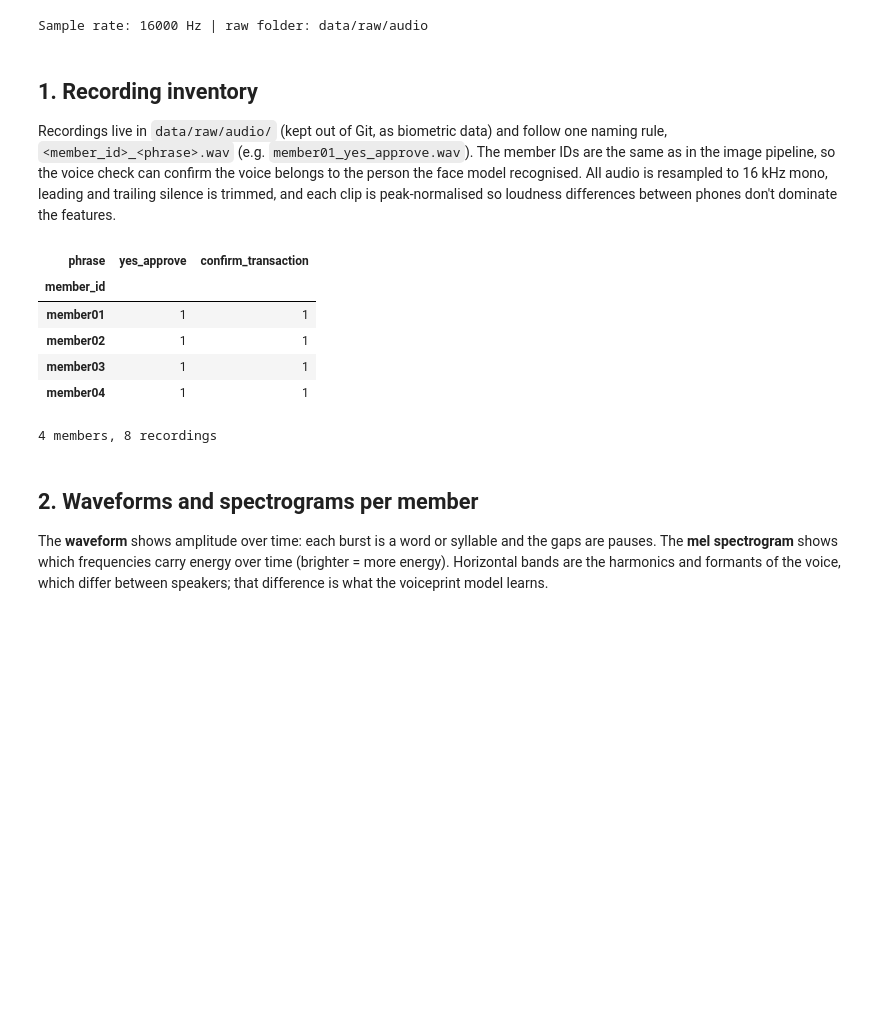
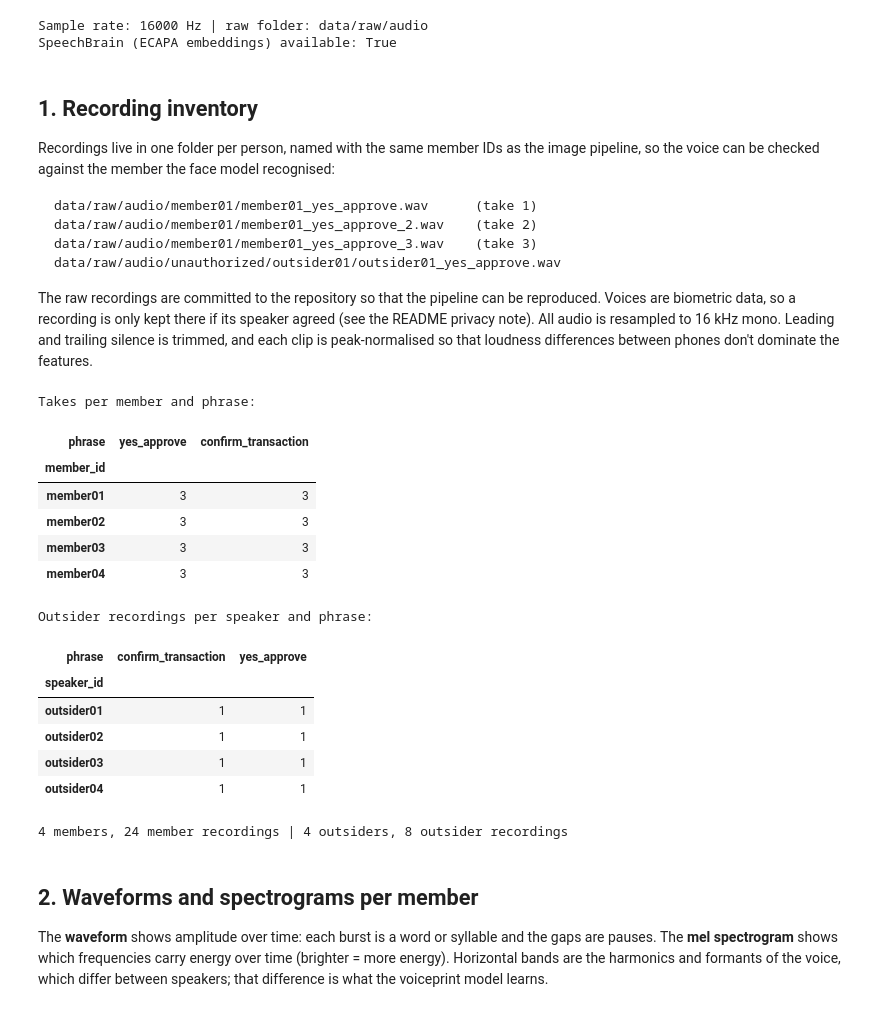
Before and after one commit to Akinloye3264/Formative-2-machine-learning, a Jupyter notebook: notebooks/03_audio_processing.ipynb, the cells around one changed output. Saved outputs shown, nothing was run; the diff lists cells and outputs as text; code cells hidden in the pictures; blank space fills up the shorter version.

Commit message:
Improve voice rejection: per-person audio layout, leakage-free splits, validation-tuned ECAPA verification, FAR/FRR/mismatch report

````diff
--- a/notebooks/03_audio_processing.ipynb
+++ b/notebooks/03_audio_processing.ipynb
@@ -12,43 +16,76 @@ The processing code lives in `src/preprocess_audio.py`, so the voiceprint model
 # %%
-import sys
+import sys, json, warnings
 from pathlib import Path
 
 ROOT = Path.cwd().parent if Path.cwd().name == "notebooks" else Path.cwd()
 sys.path.insert(0, str(ROOT / "src"))
+warnings.filterwarnings("ignore", category=FutureWarning)
+warnings.filterwarnings("ignore", message="IProgress not found")
 
 import numpy as np
 import pandas as pd
 import matplotlib.pyplot as plt
 import librosa
 import librosa.display
-from IPython.display import Audio, display
+from IPython.display import display, Image
 
 import preprocess_audio as ap
+import speaker_embeddings as se
+import voice_verification as vv
+
+# False: read the features, model and metrics produced by the scripts (fast, no test re-run).
+# True: re-run src/preprocess_audio.py and src/train_voice_model.py first (needs SpeechBrain;
+#       overwrites the CSVs, models/voice_model.joblib and the voice metrics).
+REBUILD = False
 
 plt.rcParams["figure.dpi"] = 100
 print("Sample rate:", ap.SR, "Hz | raw folder:", ap.RAW_DIR.relative_to(ROOT))
+print("SpeechBrain (ECAPA embeddings) available:", se.available())
 # %% [output]
 Sample rate: 16000 Hz | raw folder: data/raw/audio
+SpeechBrain (ECAPA embeddings) available: True
 # %% [markdown]
 ## 1. Recording inventory
 
-Recordings live in `data/raw/audio/` (kept out of Git, as biometric data) and follow one naming rule, `<member_id>_<phrase>.wav` (e.g. `member01_yes_approve.wav`). The member IDs are the same as in the image pipeline, so the voice check can confirm the voice belongs to the person the face model recognised. All audio is resampled to 16 kHz mono, leading and trailing silence is trimmed, and each clip is peak-normalised so loudness differences between phones don't dominate the features.
+Recordings live in one folder per person, named with the same member IDs as the image pipeline, so the voice can be checked against the member the face model recognised:
+
+```
+data/raw/audio/member01/member01_yes_approve.wav      (take 1)
+data/raw/audio/member01/member01_yes_approve_2.wav    (take 2)
+data/raw/audio/member01/member01_yes_approve_3.wav    (take 3)
+data/raw/audio/unauthorized/outsider01/outsider01_yes_approve.wav
+```
+
+The raw recordings are committed to the repository so that the pipeline can be reproduced. Voices are biometric data, so a recording is only kept there if its speaker agreed (see the README privacy note). All audio is resampled to 16 kHz mono. Leading and trailing silence is trimmed, and each clip is peak-normalised so that loudness differences between phones don't dominate the features.
 # %%
 recordings = ap.list_recordings()
+outsider_recs = ap.list_unauthorized()
 coverage = ap.check_coverage(recordings)   # raises an error if anyone is missing a phrase
+print("Takes per member and phrase:")
 display(coverage)
+print("Outsider recordings per speaker and phrase:")
+display(outsider_recs.groupby(["speaker_id", "phrase"]).size().unstack())
 
 clips = {(r.member_id, r.phrase, r.take): ap.load_audio(r.path) for r in recordings.itertuples()}
 members = sorted(recordings["member_id"].unique())
-print(f"{len(members)} members, {len(recordings)} recordings")
+print(f"{len(members)} members, {len(recordings)} member recordings | "
+      f"{outsider_recs.speaker_id.nunique()} outsiders, {len(outsider_recs)} outsider recordings")
 # %% [output]
+Takes per member and phrase:
 | phrase | yes_approve | confirm_transaction |
 | member_id |  |  |
-| member01 | 1 | 1 |
-| member02 | 1 | 1 |
-| member03 | 1 | 1 |
-| member04 | 1 | 1 |
+| member01 | 3 | 3 |
+| member02 | 3 | 3 |
+| member03 | 3 | 3 |
+| member04 | 3 | 3 |
-4 members, 8 recordings
+Outsider recordings per speaker and phrase:
+| phrase | confirm_transaction | yes_approve |
+| speaker_id |  |  |
+| outsider01 | 1 | 1 |
+| outsider02 | 1 | 1 |
+| outsider03 | 1 | 1 |
+| outsider04 | 1 | 1 |
+4 members, 24 member recordings | 4 outsiders, 8 outsider recordings
 # %% [markdown]
 ## 2. Waveforms and spectrograms per member
 
````
Also changed, not shown: parts of 35 cells of this notebook, 48 other files.
